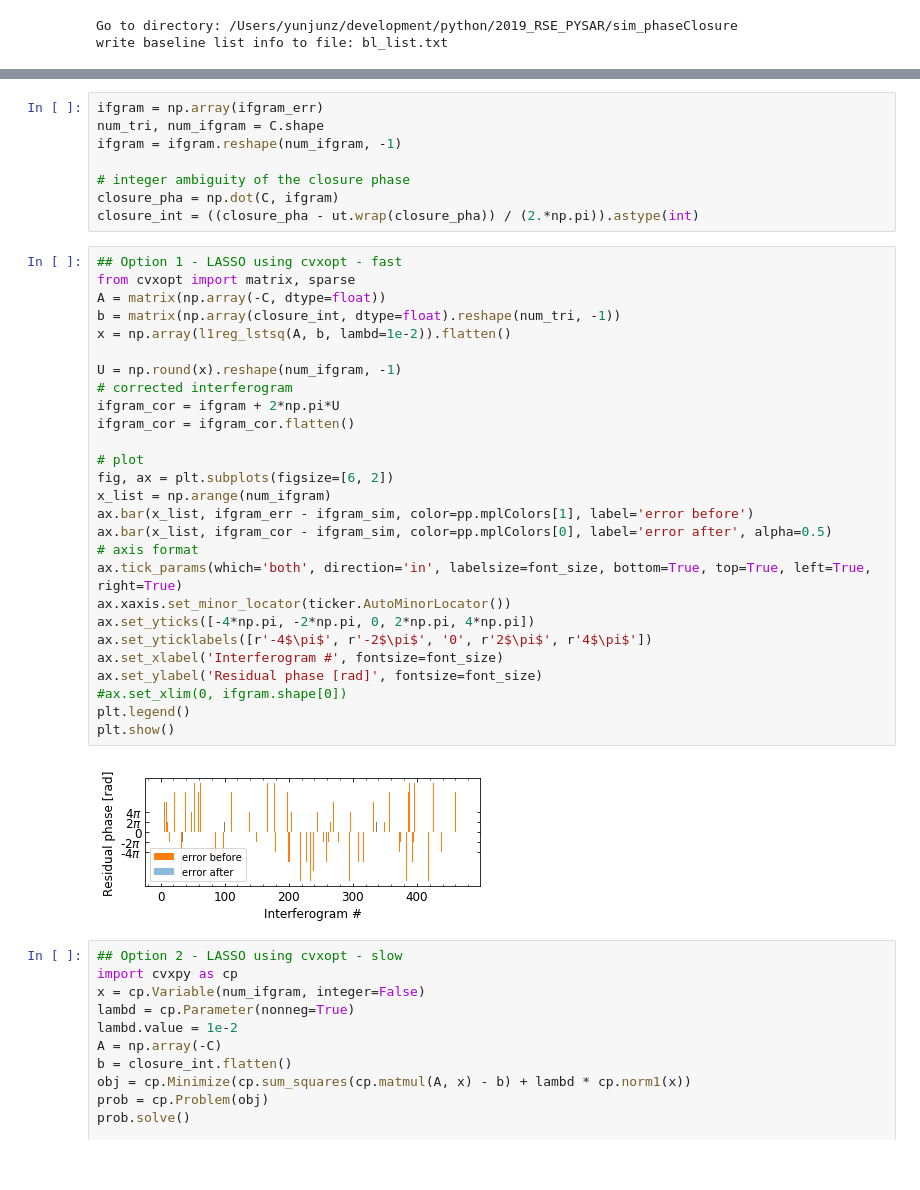
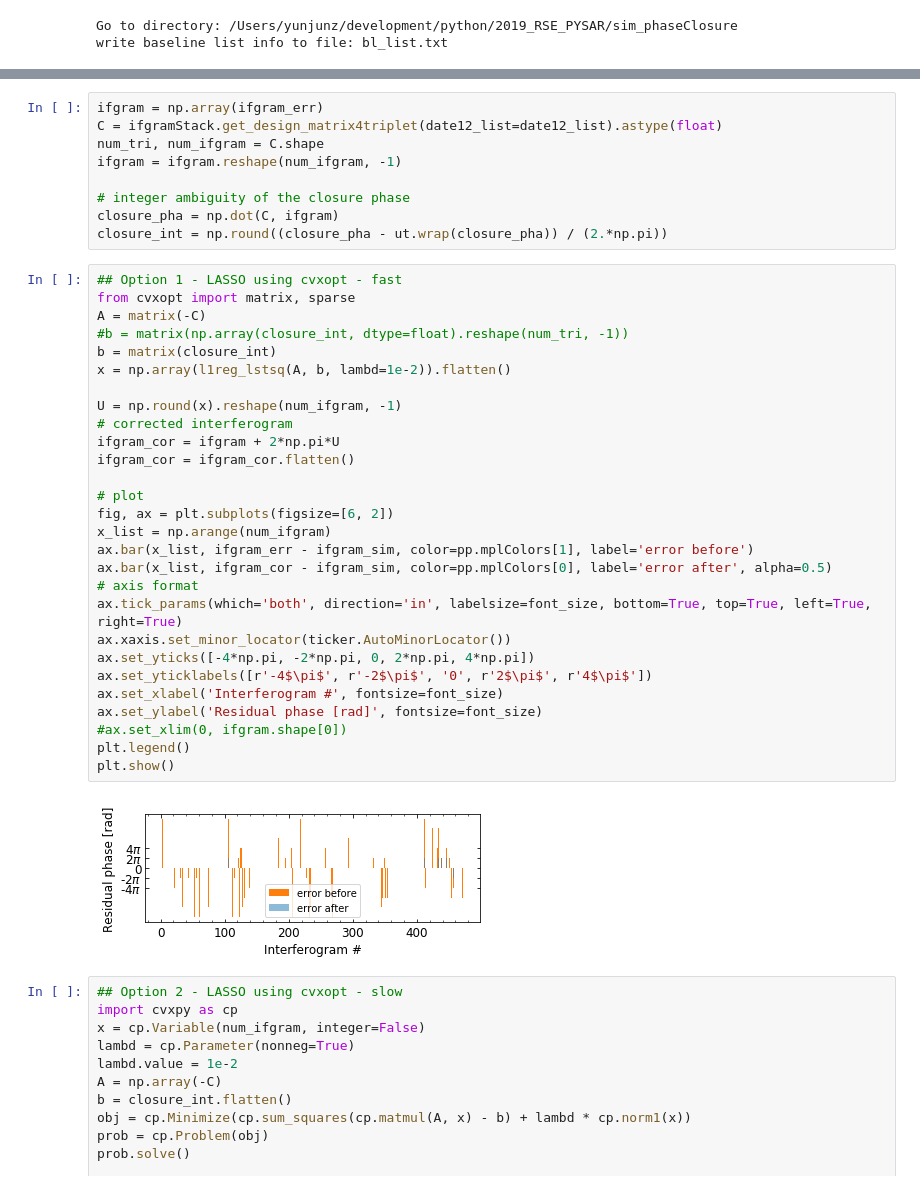
Before and after one commit to geodesymiami/Yunjun_et_al-2019-MintPy, a Jupyter notebook: Fig_SX_LASSO_unwrapError_phaseClosure.ipynb, the cells around one changed output, grey strips where cells are left out. Saved outputs shown, nothing was run; the diff lists cells and outputs as text.

Commit message:
update sim_phase_closure

```diff
--- a/Fig_SX_LASSO_unwrapError_phaseClosure.ipynb
+++ b/Fig_SX_LASSO_unwrapError_phaseClosure.ipynb
@@ -88,40 +88,42 @@ max temporal      baseline: 120.0 days
 # %%
 ifgram = np.array(ifgram_err)
+C = ifgramStack.get_design_matrix4triplet(date12_list=date12_list).astype(float)
 num_tri, num_ifgram = C.shape
 ifgram = ifgram.reshape(num_ifgram, -1)
 
 # integer ambiguity of the closure phase
 closure_pha = np.dot(C, ifgram)
-closure_int = ((closure_pha - ut.wrap(closure_pha)) / (2.*np.pi)).astype(int)
+closure_int = np.round((closure_pha - ut.wrap(closure_pha)) / (2.*np.pi))
 # %%
 ## Option 1 - LASSO using cvxopt - fast
 from cvxopt import matrix, sparse
-A = matrix(np.array(-C, dtype=float))
-b = matrix(np.array(closure_int, dtype=float).reshape(num_tri, -1))
+A = matrix(-C)
+#b = matrix(np.array(closure_int, dtype=float).reshape(num_tri, -1))
+b = matrix(closure_int)
 x = np.array(l1reg_lstsq(A, b, lambd=1e-2)).flatten()
 
 U = np.round(x).reshape(num_ifgram, -1)
 # corrected interferogram
 ifgram_cor = ifgram + 2*np.pi*U
 ifgram_cor = ifgram_cor.flatten()
 
 # plot
 fig, ax = plt.subplots(figsize=[6, 2])
 x_list = np.arange(num_ifgram)
 ax.bar(x_list, ifgram_err - ifgram_sim, color=pp.mplColors[1], label='error before')
 ax.bar(x_list, ifgram_cor - ifgram_sim, color=pp.mplColors[0], label='error after', alpha=0.5)
 # axis format
 ax.tick_params(which='both', direction='in', labelsize=font_size, bottom=True, top=True, left=True, right=True)
 ax.xaxis.set_minor_locator(ticker.AutoMinorLocator())
 ax.set_yticks([-4*np.pi, -2*np.pi, 0, 2*np.pi, 4*np.pi])
 ax.set_yticklabels([r'-4$\pi$', r'-2$\pi$', '0', r'2$\pi$', r'4$\pi$'])
 ax.set_xlabel('Interferogram #', fontsize=font_size)
 ax.set_ylabel('Residual phase [rad]', fontsize=font_size)
 #ax.set_xlim(0, ifgram.shape[0])
 plt.legend()
 plt.show()
 # %% [output]
-[figure, old version]
+[figure, new version]
 # %%
 ## Option 2 - LASSO using cvxopt - slow
 import cvxpy as cp
```
Also changed, not shown: parts of 1 cell of this notebook, 2 other files.
